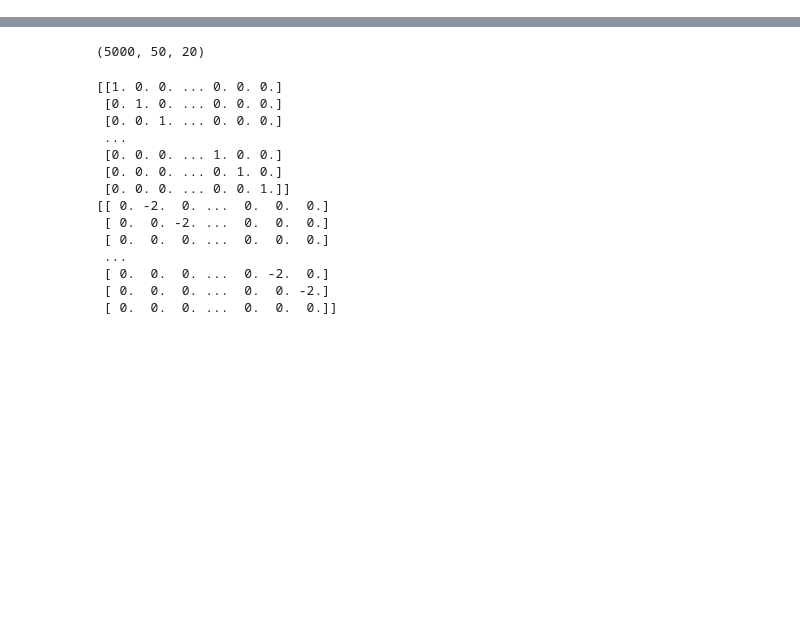
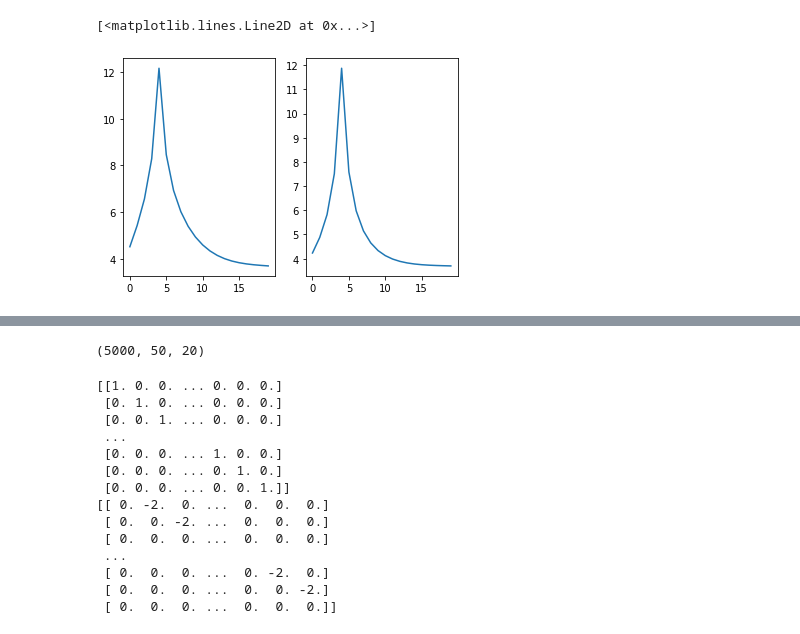
Before and after one commit to krobinson99/EOSC511Project, a Jupyter notebook: DiffusionModel.ipynb, the cells around one changed output, grey strips where cells are left out. Saved outputs shown, nothing was run; the diff lists cells and outputs as text; code cells hidden in the pictures; blank space fills up the shorter version.

```diff
--- a/DiffusionModel.ipynb
+++ b/DiffusionModel.ipynb
@@ -18,3 +41,10 @@ C,S=glacier.glacier(ngridx,ngridz,dt,zz,T)
+# %%
+fig, axs=plt.subplots(1,2)
+axs[0].plot(C[-1, 2, :].T)
+axs[1].plot(Cs[-1, 2, :].T)
+# %% [output]
+[<matplotlib.lines.Line2D at 0x...>]
+[figure, added]
 # %%
 cmap=cmocean.cm.haline
 fig, axs=plt.subplots(2,1,figsize=(10,5))
```
Also changed, not shown: parts of 5 cells of this notebook, 4 other files.
